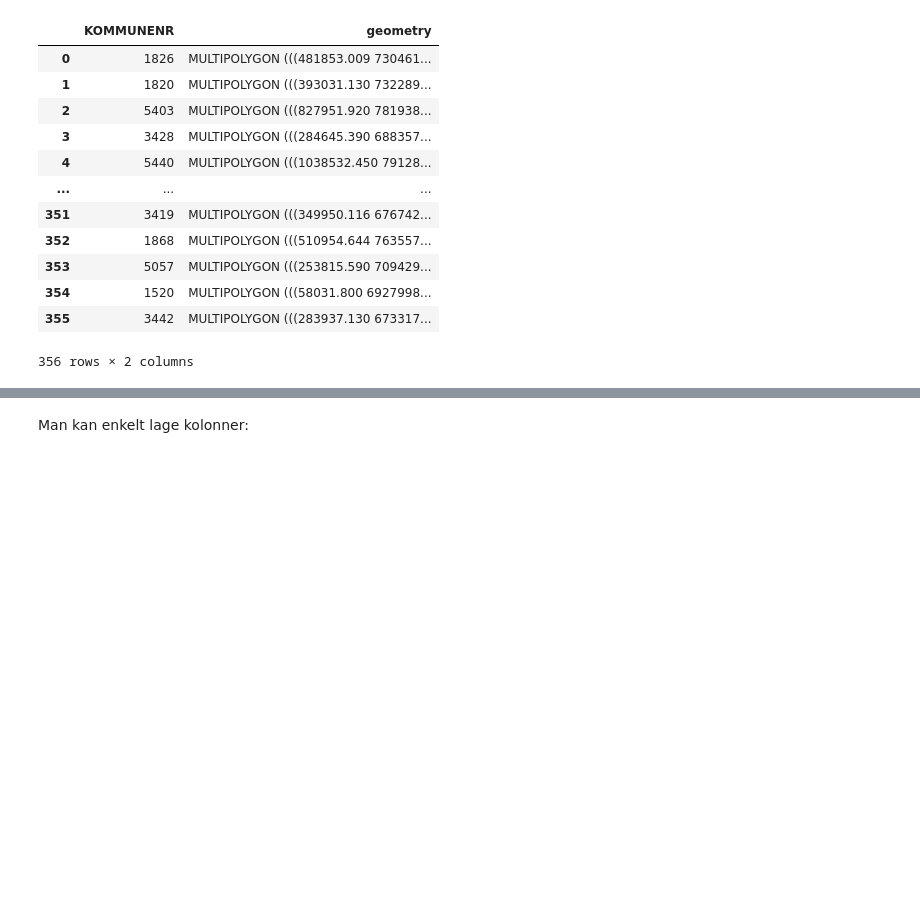
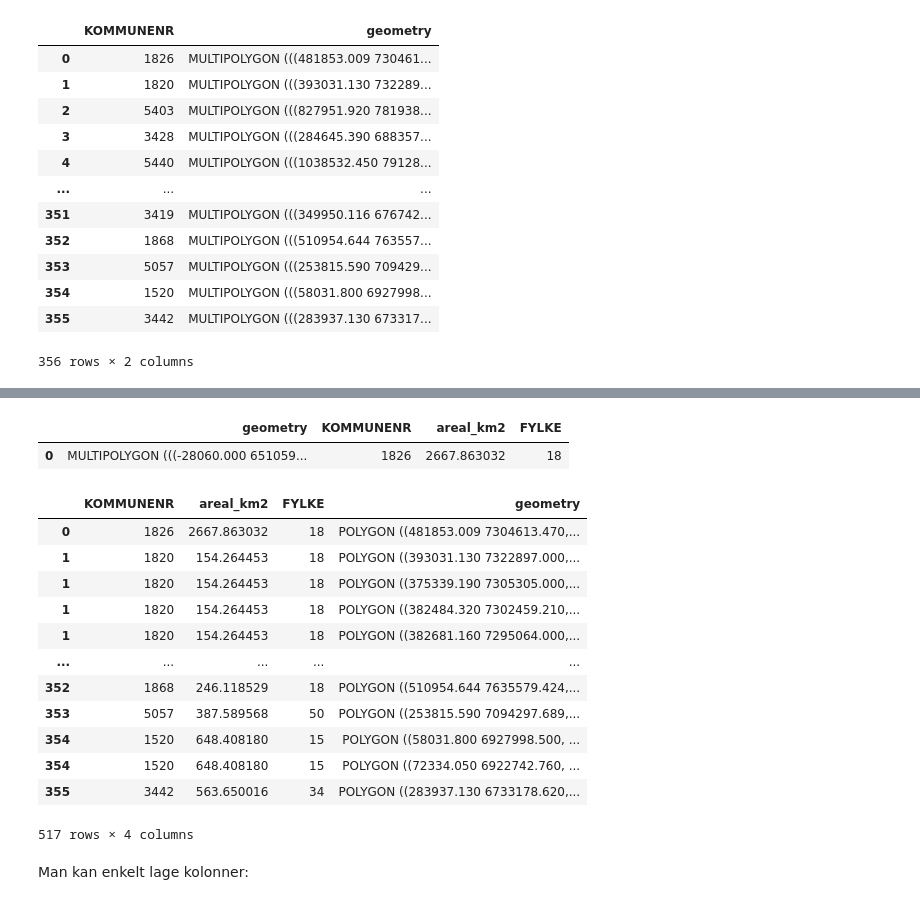
Before and after one commit to statisticsnorway/intro_til_geopandas, a Jupyter notebook: 3_geopandas_for_GIS_folk_kort.ipynb, the cells around one changed output, grey strips where cells are left out. Saved outputs shown, nothing was run; the diff lists cells and outputs as text; code cells hidden in the pictures; blank space fills up the shorter version.

```diff
--- a/3_geopandas_for_GIS_folk_kort.ipynb
+++ b/3_geopandas_for_GIS_folk_kort.ipynb
@@ -43,3 +137,24 @@ kommuner
+# %%
+kommuner.dissolve()
+# %% [output]
+|  | geometry | KOMMUNENR | areal_km2 | FYLKE |
+| 0 | MULTIPOLYGON (((-28060.000 651059... | 1826 | 2667.863032 | 18 |
+# %%
+kommuner.explode(index_parts=False)
+# %% [output]
+|  | KOMMUNENR | areal_km2 | FYLKE | geometry |
+| 0 | 1826 | 2667.863032 | 18 | POLYGON ((481853.009 7304613.470,... |
+| 1 | 1820 | 154.264453 | 18 | POLYGON ((393031.130 7322897.000,... |
+| 1 | 1820 | 154.264453 | 18 | POLYGON ((375339.190 7305305.000,... |
+| 1 | 1820 | 154.264453 | 18 | POLYGON ((382484.320 7302459.210,... |
+| 1 | 1820 | 154.264453 | 18 | POLYGON ((382681.160 7295064.000,... |
+| ... | ... | ... | ... | ... |
+| 352 | 1868 | 246.118529 | 18 | POLYGON ((510954.644 7635579.424,... |
+| 353 | 5057 | 387.589568 | 50 | POLYGON ((253815.590 7094297.689,... |
+| 354 | 1520 | 648.408180 | 15 | POLYGON ((58031.800 6927998.500, ... |
+| 354 | 1520 | 648.408180 | 15 | POLYGON ((72334.050 6922742.760, ... |
+| 355 | 3442 | 563.650016 | 34 | POLYGON ((283937.130 6733178.620,... |
+517 rows × 4 columns
 # %% [markdown]
 Man kan enkelt lage kolonner:
 # %%
```
Also changed, not shown: parts of 17 cells of this notebook.
